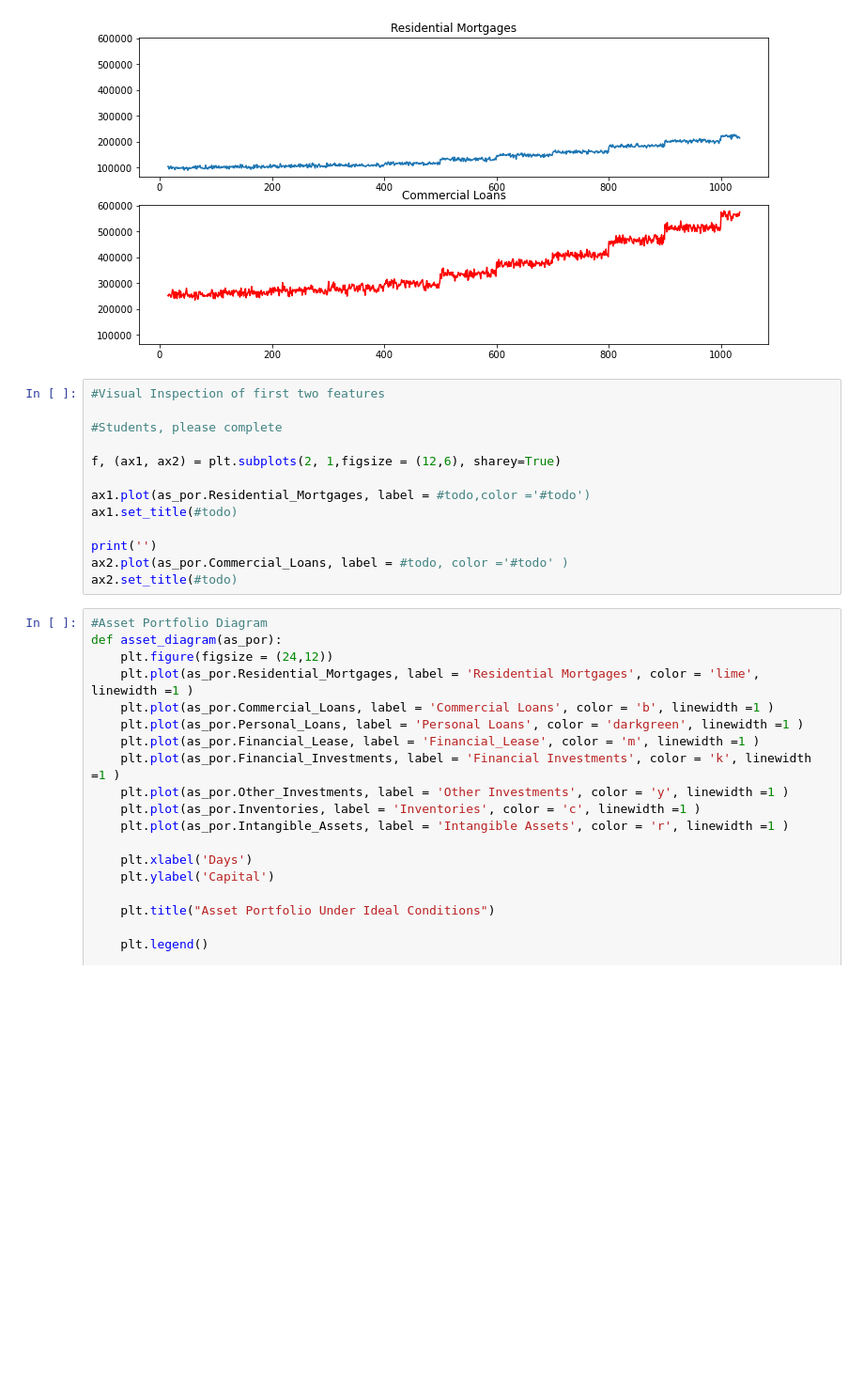
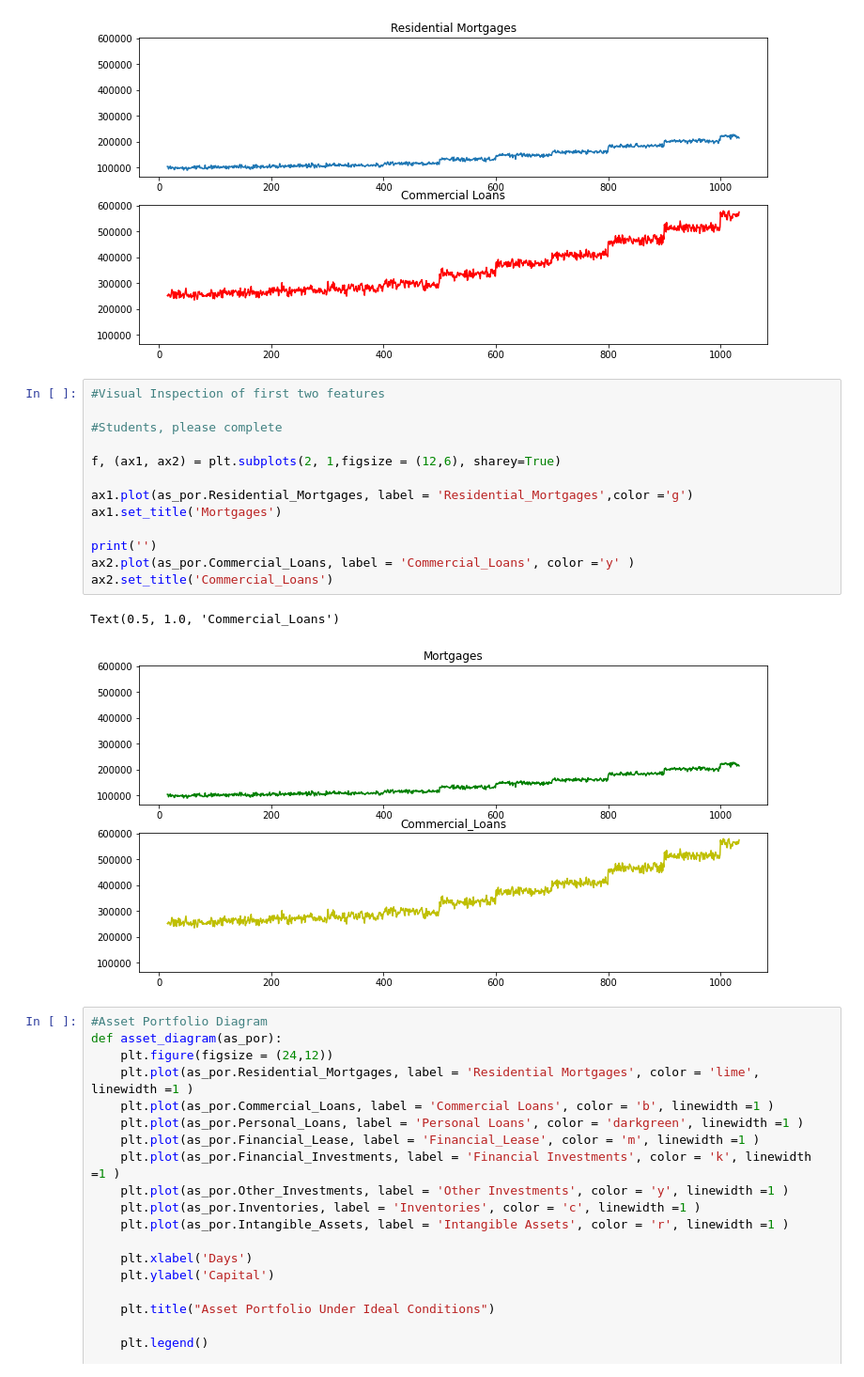
Before and after one commit to yasmeenAweed/week_4, a Jupyter notebook: Stress_Testing_student_facing.ipynb, the cells around one changed output. Shown at 94% size. Cells and saved outputs as stored; diff of their text form; blank space fills up the shorter version.

```diff
--- a/Stress_Testing_student_facing.ipynb
+++ b/Stress_Testing_student_facing.ipynb
@@ -224,16 +226,19 @@ Text(0.5, 1.0, 'Commercial Loans')
 # %%
 #Visual Inspection of first two features
 
 #Students, please complete
 
 f, (ax1, ax2) = plt.subplots(2, 1,figsize = (12,6), sharey=True)
 
-ax1.plot(as_por.Residential_Mortgages, label = #todo,color ='#todo')
-ax1.set_title(#todo)
+ax1.plot(as_por.Residential_Mortgages, label = 'Residential_Mortgages',color ='g')
+ax1.set_title('Mortgages')
 
 print('')
-ax2.plot(as_por.Commercial_Loans, label = #todo, color ='#todo' )
-ax2.set_title(#todo)
+ax2.plot(as_por.Commercial_Loans, label = 'Commercial_Loans', color ='y' )
+ax2.set_title('Commercial_Loans')
+# %% [output]
+Text(0.5, 1.0, 'Commercial_Loans')
+[figure, added]
 # %%
 #Asset Portfolio Diagram
 def asset_diagram(as_por):
```
Also changed, not shown: parts of 24 cells of this notebook.
